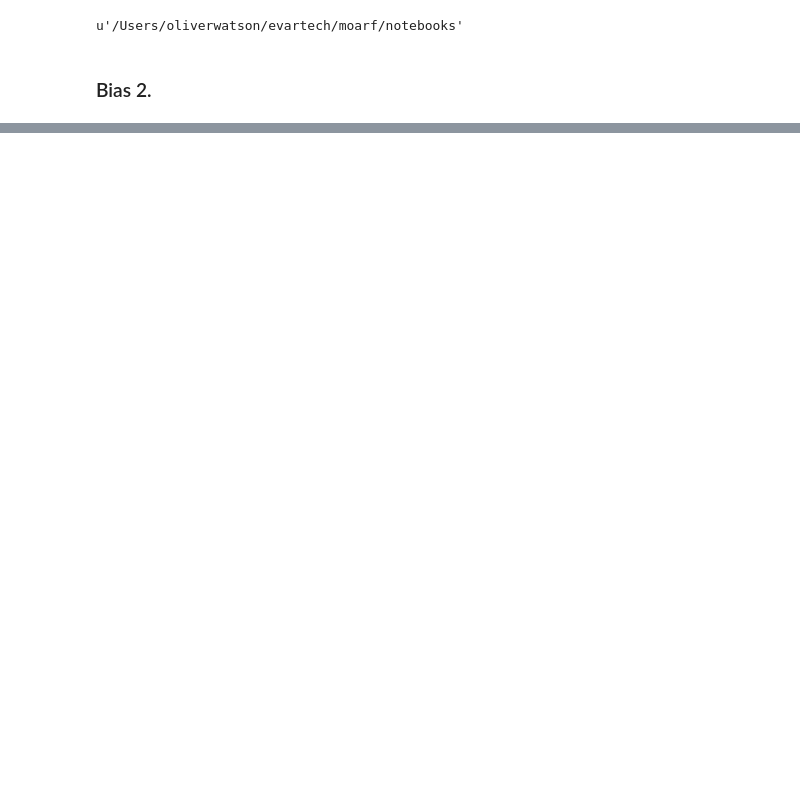
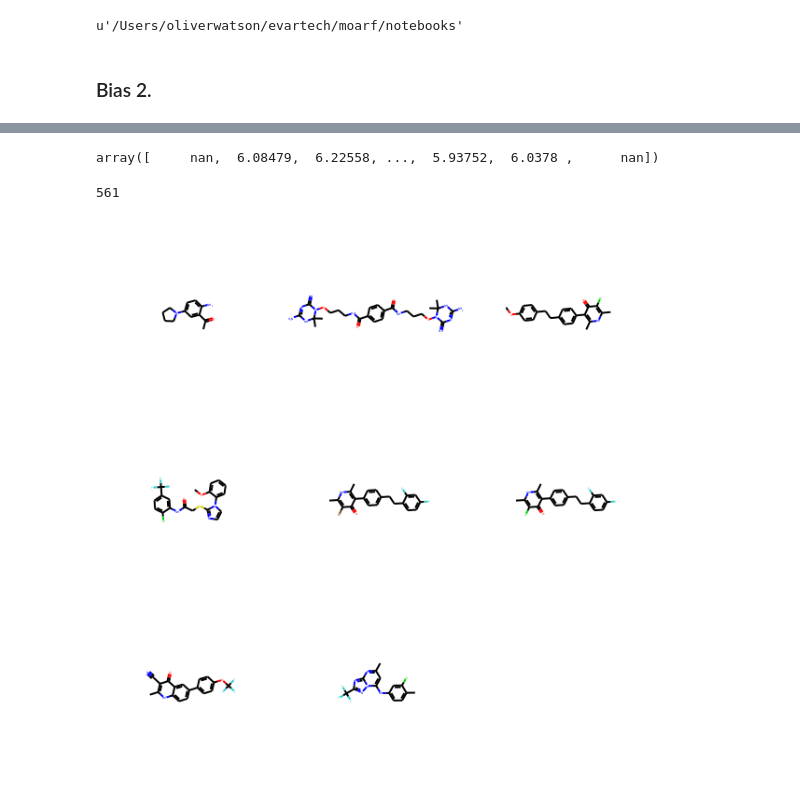
Before and after one commit to owatson/PenalizedPrediction, a Jupyter notebook: MalariaPaper.ipynb, the cells around one changed output, grey strips where cells are left out. Drawn from its saved outputs; the diff is of its cells as text; code cells hidden in the pictures; blank space fills up the shorter version.

```diff
--- a/MalariaPaper.ipynb
+++ b/MalariaPaper.ipynb
@@ -858,0 +874,14 @@ _ = plt.title('Estimate of fraction of actives as function of distance from an a
+# %%
+df_tcams_nd.pXC50_3D7.values
+# %% [output]
+array([     nan,  6.08479,  6.22558, ...,  5.93752,  6.0378 ,      nan])
+# %%
+sum(df_tcams_nd.dropna(subset=['pXC50_3D7',]).pXC50_3D7.values > 7)
+# %% [output]
+561
+# %%
+gd = df_tcams_nd.loc[(df_tcams_nd['pXC50_3D7'] >= 7.6) & (df_tcams_nd['PCT_INHIB_HEPG2'] <= 5)]
+# %%
+Chem.Draw.MolsToGridImage([Chem.MolFromSmiles(x) for x in gd.index.values])
+# %% [output]
+[figure, added]
```
Also changed, not shown: parts of 49 cells of this notebook, 3 other files.
